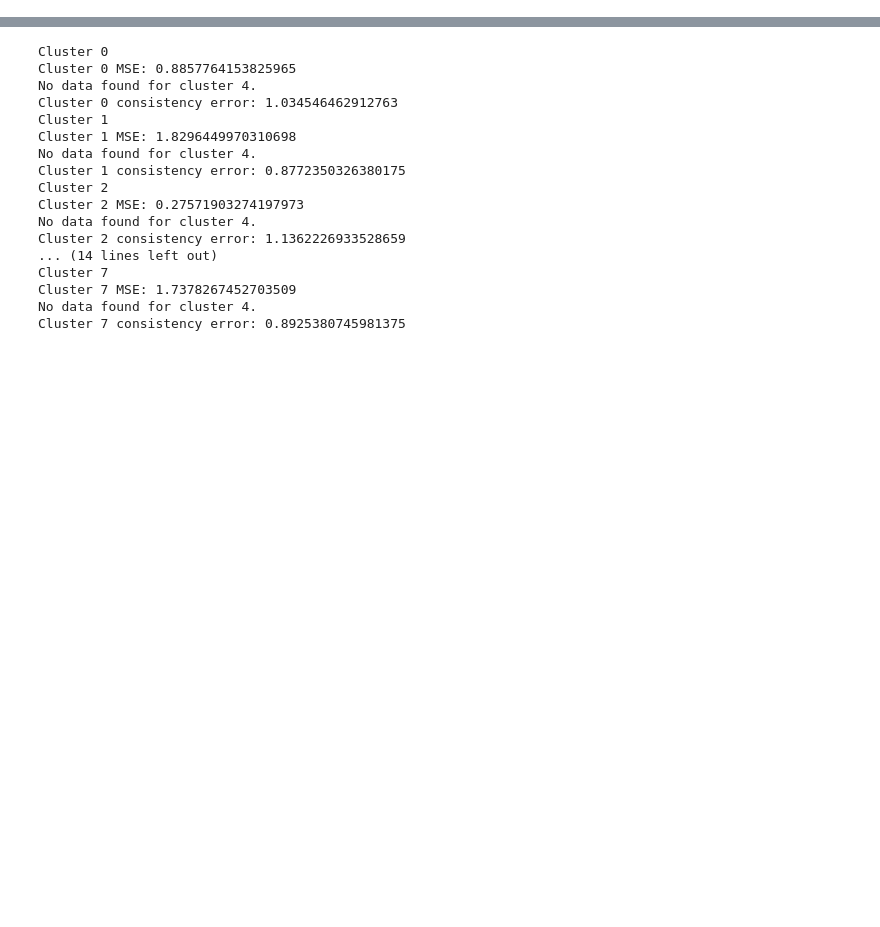
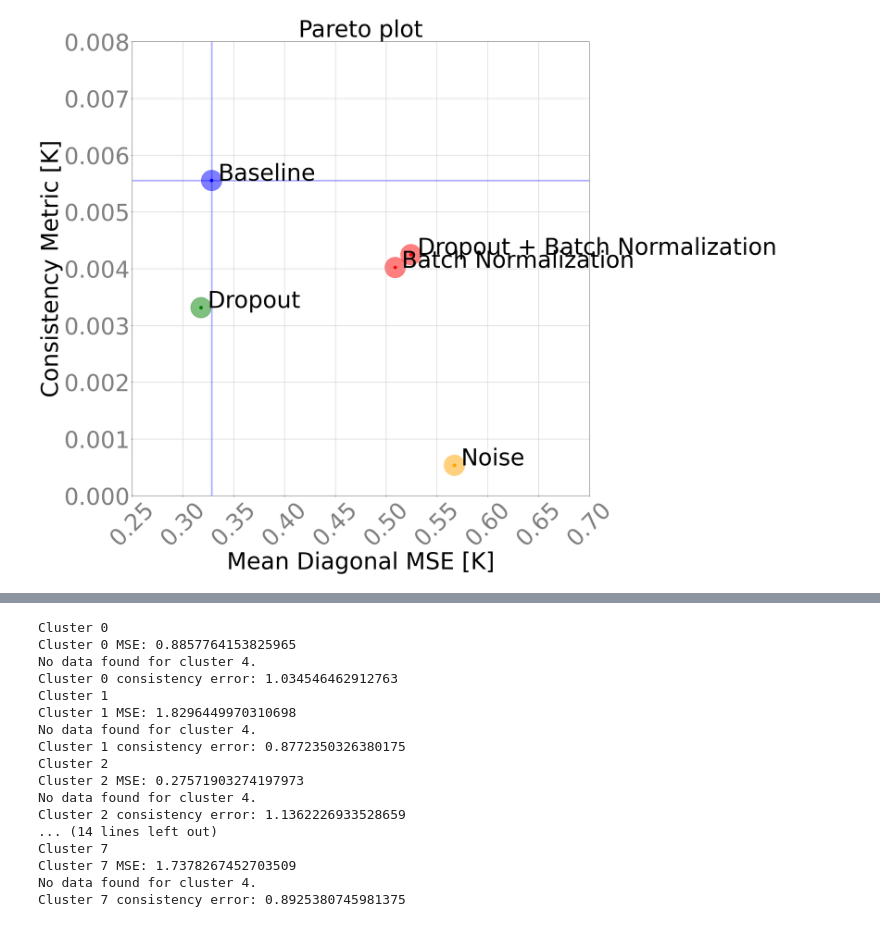
Before and after one commit to fquaren/AdaptationSandbox, a Jupyter notebook: notebooks/plot_pareto.ipynb, the cells around one changed output, grey strips where cells are left out. Cells and saved outputs as stored; diff of their text form; code cells hidden in the pictures; blank space fills up the shorter version.

```diff
--- a/notebooks/plot_pareto.ipynb
+++ b/notebooks/plot_pareto.ipynb
@@ -6,0 +112,24 @@ import matplotlib.pyplot as plt
+# %%
+# Plotting
+f = 70
+plt.figure(figsize=(25, 25))
+# set different color for each point
+c = ['green' if i == 0 else 'blue' if i == 3 else 'orange' if i == 4 else 'red' for i in range(len(mean_diagonal_list))]
+plt.axvline(mean_diagonal_list[3], color='blue', linestyle='-', linewidth=5, alpha=0.3)
+plt.axhline(consistency_list[3], color='blue', linestyle='-', linewidth=5, alpha=0.3)
+plt.scatter([x for x in mean_diagonal_list], [x for x in consistency_list], color=c, s=4000, alpha=0.5)
+plt.scatter([x for x in mean_diagonal_list], [x for x in consistency_list], color=c, s=100, alpha=1)
+plt.title('Pareto plot', fontsize=f)
+# Add labels and grid
+plt.xlabel('Mean Diagonal MSE [K]', fontsize=f, color='grey')
+plt.ylabel('Consistency Metric [K]', fontsize=f, color='grey')
+plt.grid(True)
+plt.xticks(rotation=45, fontsize=f, color='grey')
+plt.yticks(fontsize=f, color='grey')
+plt.xlim(0.25, 0.7)
+plt.ylim(0, 0.008)
+# Add lables for each point
+for i, txt in enumerate(labels):
+    plt.annotate(txt, (mean_diagonal_list[i], consistency_list[i]), fontsize=f, textcoords="offset points", xytext=(20, 0), ha='left')
+# %% [output]
+[figure, added]
```
Also changed, not shown: parts of 3 cells of this notebook, 2 other files.
